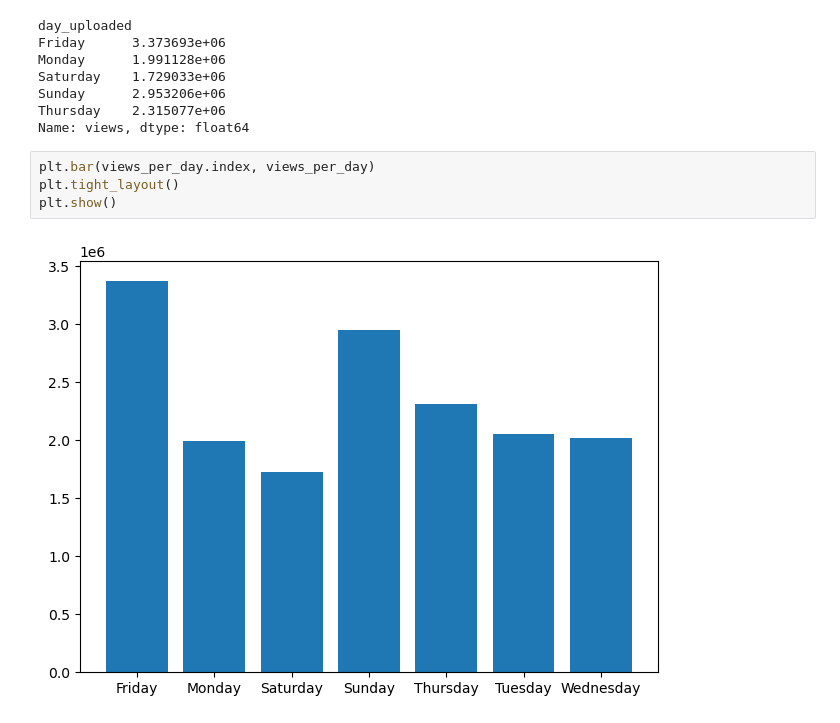
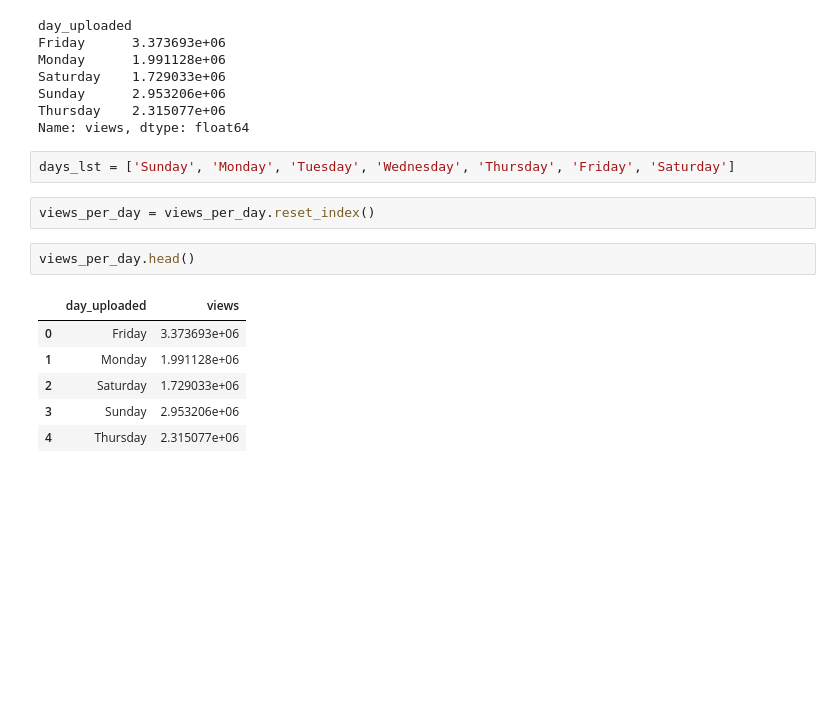
Before and after one commit to Miller130s/US_Youtube, a Jupyter notebook: youtube.ipynb, the cells around one changed output. Saved outputs shown, nothing was run; the diff lists cells and outputs as text; blank space fills up the shorter version.

```diff
--- a/youtube.ipynb
+++ b/youtube.ipynb
@@ -414,9 +414,16 @@ Saturday    1.729033e+06
 Sunday      2.953206e+06
 Thursday    2.315077e+06
 Name: views, dtype: float64
-# %%
-plt.bar(views_per_day.index, views_per_day)
-plt.tight_layout()
-plt.show()
-# %% [output]
-[figure, removed]
+# %%
+days_lst = ['Sunday', 'Monday', 'Tuesday', 'Wednesday', 'Thursday', 'Friday', 'Saturday']
+# %%
+views_per_day = views_per_day.reset_index()
+# %%
+views_per_day.head()
+# %% [output]
+|  | day_uploaded | views |
+| 0 | Friday | 3.373693e+06 |
+| 1 | Monday | 1.991128e+06 |
+| 2 | Saturday | 1.729033e+06 |
+| 3 | Sunday | 2.953206e+06 |
+| 4 | Thursday | 2.315077e+06 |
```
Also changed, not shown: parts of 6 cells of this notebook.
